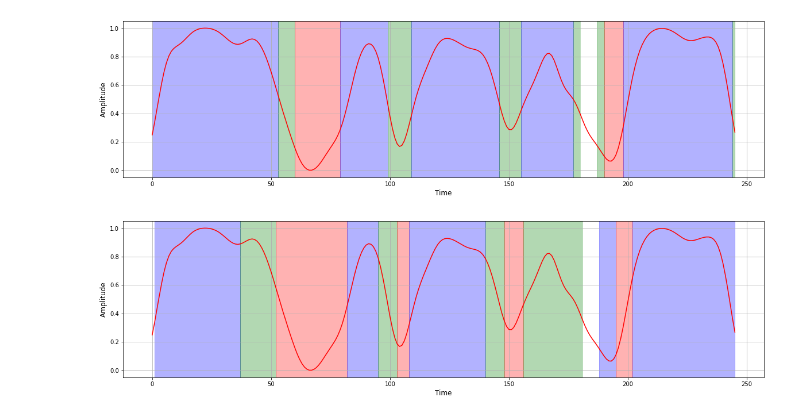
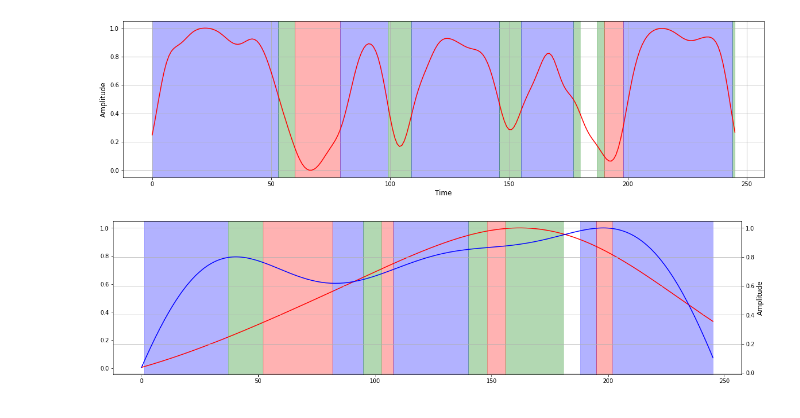
Before and after one commit to takoyan/weather, a Jupyter notebook: src/colorfulpdr/CountStep.ipynb, the cells around one changed output. Cells and saved outputs as stored; diff of their text form; code cells hidden in the pictures.

```diff
--- a/src/colorfulpdr/CountStep.ipynb
+++ b/src/colorfulpdr/CountStep.ipynb
@@ -476,3 +477,11 @@ def step_count(values, times, DIFF_THRESH):
         delta=value-lastValue
         lastValue=value
     return counter
+# %%
+from scipy import signal
+def getPeakAve(values):
+    maxInd=signal.argrelmax(values)
+    if len(maxInd[0])>0:
+        return sum(values[maxInd])/len(values[maxInd])
+    else:
+        return 0
@@ -479,6 +538,6 @@ def step_count(values, times, DIFF_THRESH):
 # %%
 SENSOR="Accelerometer"
-w=2
+w=1
 file_name='5NM4tiger'
 count=0
 
@@ -506,4 +565,5 @@ for ti in range(START_TIME, END_TIME+1, 1):
     SC=step_count(f, time, 1)
     new_df=new_df.append({"user":file_name, "label":label[1][count], "SC":SC}, ignore_index=True)
     count+=1
-new_df.to_csv("../../etc/step_num/{}.csv".format(file_name), index=False)
+steps=new_df
+# new_df.to_csv("../../etc/step_num/{}.csv".format(file_name), index=False)
@@ -590,7 +668,7 @@ ROUND=1000
 dt=0.005
 #fc1=20
 fc2=3
-w=2
+w=1
 SENSOR="Accelerometer"
 
 for file in glob.glob("../../etc/label/*.csv"):
@@ -618,10 +696,11 @@ for file in glob.glob("../../etc/label/*.csv"):
         S=sum(time_count[:ti])
         f=f2[S-(200*w):S]
         time=times[S-(200*w):S]
-        SC=step_count(f, time, 3.0)
-        new_df=new_df.append({"user":file_name, "label":label[1][count], "SC":SC}, ignore_index=True)
+        SC_H=step_count(f, time, 1.5, 100)
+        SC_M=step_count(f, time, 0.5, 1.5)
+        new_df=new_df.append({"user":file_name, "label":label[1][count], "SC_M":SC_M, 'SC_H':SC_H}, ignore_index=True)
         count+=1
-    new_df.to_csv("../../etc/velocity_threshold/30/{}.csv".format(file_name), index=False)
+    new_df.to_csv("../../etc/step_num_UT/{}.csv".format(file_name), index=False)
 # %% [output]
 6NM9tsubouchi
 6NM6yahoo
@@ -811,7 +930,7 @@ labels=pd.DataFrame()
 labels['time']=range(len(label['label']))
 labels['label']=label['label']
 
-timeLaps=getTimeLaps(labels)
+timeLaps=getTimeLaps(labels, 0)
 labelLaps=getLabelLaps(labels)
 
 #acc=lowPass(fc=3, dt=0.005, wave=com_acc)
@@ -831,24 +950,28 @@ plt.show()
 # %%
 color_list={'m':'b', 's':'g', 'o':'r', 'no':'w', 'f':"w", 1:'b', 2:'g', 3:'r'}
 
 fig, ax = plt.subplots(figsize=(20, 5))
 labels=pd.read_csv('../../etc/label/5NM4tiger.csv')
-estimates=pd.read_csv('../../etc/step_num_cont/5NM4tiger.csv')["SC"]
+#estimates_M=pd.read_csv('../../etc/step_num_UT_cont/5NM4tiger.csv')["SC_M"]
+#estimates_H=pd.read_csv('../../etc/step_num_UT_cont/5NM4tiger.csv')["SC_H"]
+datas=pd.read_csv('../../etc/optimize/features.csv')
+estimates_M=datas[datas['user']=='5NM4tiger']['SC_M']
+estimates_H=datas[datas['user']=='5NM4tiger']['SC_H']
 
-timeLaps=getTimeLaps(labels)
+timeLaps=getTimeLaps(labels, 25)
 labelLaps=getLabelLaps(labels)
 
-ax.plot(range(0, len(estimates)), estimates, 'red')
+ax.plot(range(0, len(estimates_M)), estimates_M, 'red')
 
-#ax2=ax.twinx()
-#ax2.plot(range(0, len(a)), a)
+ax2=ax.twinx()
+ax2.plot(range(0, len(estimates_H)), estimates_H, 'blue')
 
 for time, label in zip(timeLaps, labelLaps):
     ax.axvspan(time[0], time[1], color=color_list[label], alpha=0.3)
 
 plt.xlabel("Time", fontsize=12)
 plt.ylabel("Amplitude", fontsize=12)
 plt.grid()
 plt.show()
 # %% [output]
-[figure, old version]
+[figure, new version]
```
Also changed, not shown: parts of 33 cells of this notebook, 7 other files.
